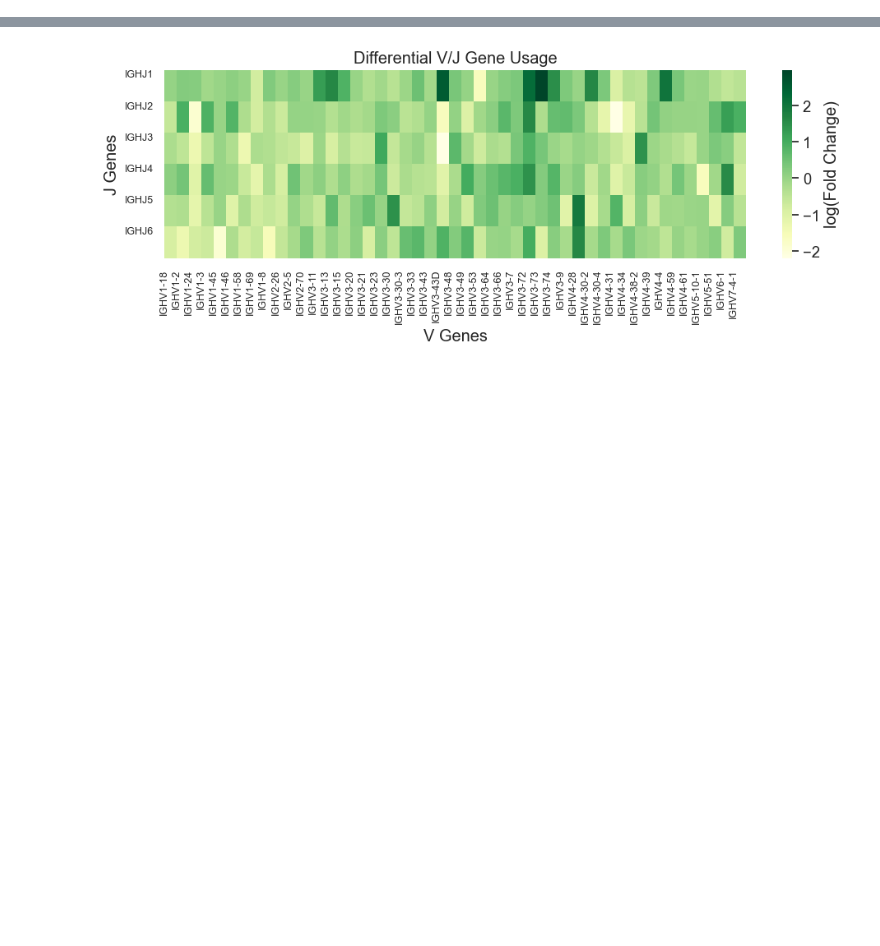
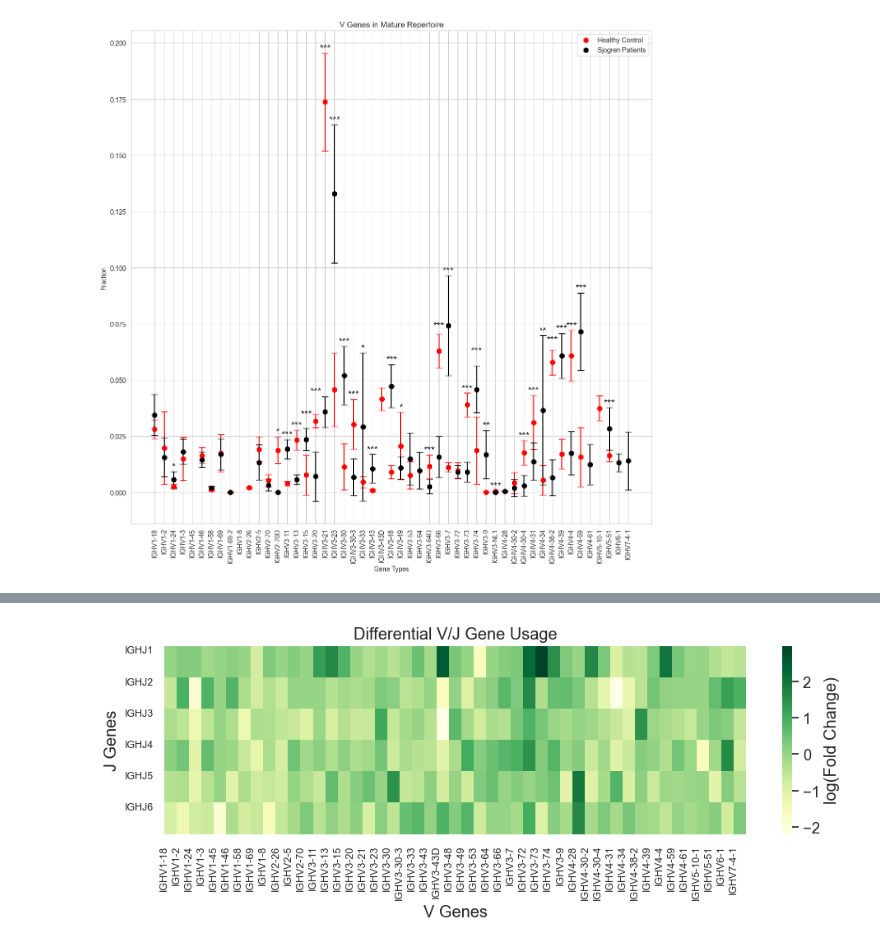
Before and after one commit to DaeheonKwon/Grad_proj, a Jupyter notebook: playground.ipynb, the cells around one changed output, grey strips where cells are left out. Cells and saved outputs as stored; diff of their text form; code cells hidden in the pictures; blank space fills up the shorter version.

```diff
--- a/playground.ipynb
+++ b/playground.ipynb
@@ -76,0 +58,71 @@ combined_df
+# %%
+data_patients = list(concat_patients.groupby('v_call'))
+data_healthy = list(concat_healthy.groupby('v_call'))
+data_patients_naive = defaultdict(list)
+for i, ind in enumerate(data_patients):
+    for row in ind[1].itertuples():
+        data_patients_naive[ind[0]].append(row[2])
+
+data_healthy_naive = defaultdict(list)
+for i, ind in enumerate(data_healthy):
+    for row in ind[1].itertuples():
+        data_healthy_naive[ind[0]].append(row[2])
+# %%
+control_gene_types = list(data_healthy_naive.keys())
+control_data_values = list(data_healthy_naive.values())
+
+control_means = [np.mean(values) for values in control_data_values]
+control_std = [np.std(values) for values in control_data_values]
+
+exp_gene_types = list(data_patients_naive.keys())
+exp_data_values = list(data_patients_naive.values())
+
+exp_means = [np.mean(values) for values in exp_data_values]
+exp_std = [np.std(values) for values in exp_data_values]
+
+# Calculate p-values for each V gene using t-test
+p_values = [stats.ttest_ind(control_data_values[i], exp_data_values[i]).pvalue for i in range(len(control_gene_types))]
+
+# Create a dictionary to map p-values to significance levels
+significance_levels = {0.001: '***', 0.01: '**', 0.05: '*'}
+
+# Initialize lists to store significance labels for each V gene
+significance_labels = []
+
+# Determine significance labels for each V gene
+for p_value in p_values:
+    for significance_level, label in significance_levels.items():
+        if p_value <= significance_level:
+            significance_labels.append(label)
+            break
+    else:
+        significance_labels.append('')
+
+plt.figure(figsize=(12, 12))
+ax = plt.gca()
+
+# Scatter plot and error bars for control and experimental groups
+plt.scatter(range(len(control_gene_types)), control_means, label="Healthy Control", marker='o', color='red', s=50)
+for i, mean_value in enumerate(control_means):
+    plt.errorbar(i, mean_value, yerr=control_std[i], color='red', fmt='o', capsize=5)
+
+plt.scatter(range(len(exp_gene_types)), exp_means, label="Sjogren Patients", marker='o', color='black', s=50)
+for i, mean_value in enumerate(exp_means):
+    plt.errorbar(i, mean_value, yerr=exp_std[i], color='black', fmt='o', capsize=5)
+
+# Add significance labels over the bars
+for i, label in enumerate(significance_labels):
+    if label:
+        plt.text(i, max(control_means[i], exp_means[i])+max(control_std[i], exp_std[i]), label, ha='center', va='bottom', fontsize=15)
+
+plt.title("V Genes in Mature Repertoire")
+plt.xlabel("Gene Types")
+plt.ylabel("Fraction")
+plt.xticks(range(len(exp_gene_types)), exp_gene_types, rotation=90)
+plt.legend()
+
+plt.tight_layout()
+plt.savefig('../Data/Figures/v_genes_mature_repertoire.png', dpi=500)
+plt.show()
+# %% [output]
+[figure, added]
```
Also changed, not shown: parts of 18 cells of this notebook, 4 other files.
